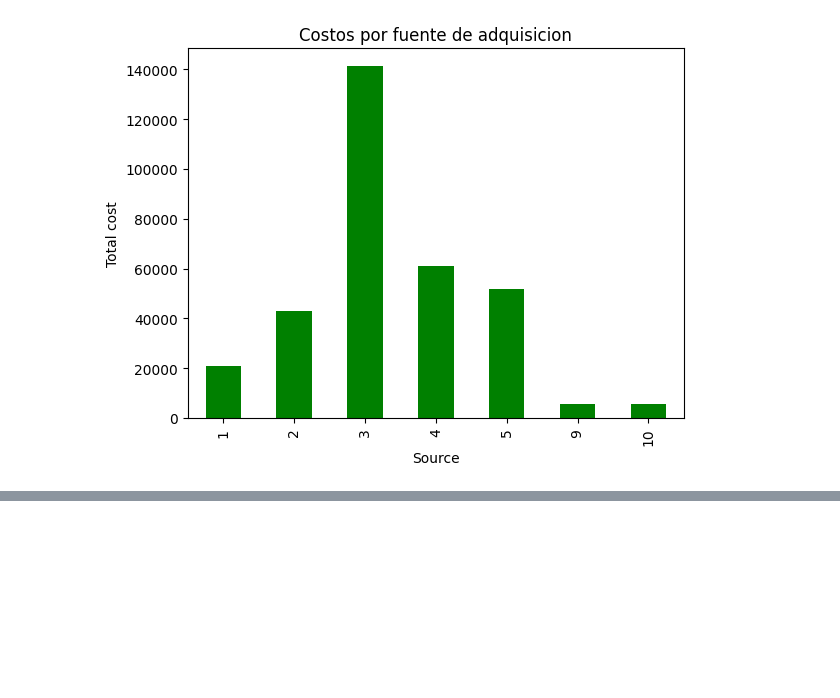
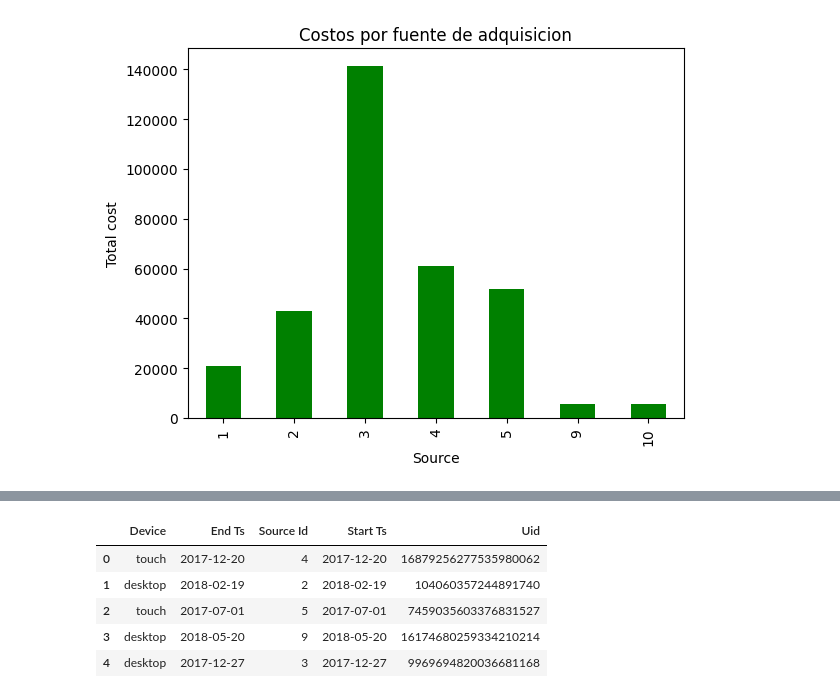
Before and after one commit to cristopherrexx-coder/Proyect-10, a Jupyter notebook: Sprint 10 proyect.ipynb, the cells around one changed output, grey strips where cells are left out. Drawn from its saved outputs; the diff is of its cells as text; code cells hidden in the pictures; blank space fills up the shorter version.

```diff
--- a/Sprint 10 proyect.ipynb
+++ b/Sprint 10 proyect.ipynb
@@ -876,0 +903,16 @@ plt.show()
+# %%
+#Quitamos la hora del día de la visita y dejamos las fechas en formato Datetime
+filtered_visits_df['End Ts'] = filtered_visits_df['End Ts'].dt.date
+filtered_visits_df['Start Ts'] = filtered_visits_df['Start Ts'].dt.date
+
+filtered_visits_df['End Ts'] = pd.to_datetime(filtered_visits_df['End Ts'])
+filtered_visits_df['Start Ts'] = pd.to_datetime(filtered_visits_df['Start Ts'])
+
+filtered_visits_df.head()
+# %% [output]
+|  | Device | End Ts | Source Id | Start Ts | Uid |
+| 0 | touch | 2017-12-20 | 4 | 2017-12-20 | 16879256277535980062 |
+| 1 | desktop | 2018-02-19 | 2 | 2018-02-19 | 104060357244891740 |
+| 2 | touch | 2017-07-01 | 5 | 2017-07-01 | 7459035603376831527 |
+| 3 | desktop | 2018-05-20 | 9 | 2018-05-20 | 16174680259334210214 |
+| 4 | desktop | 2017-12-27 | 3 | 2017-12-27 | 9969694820036681168 |
```
Also changed, not shown: parts of 21 cells of this notebook.
